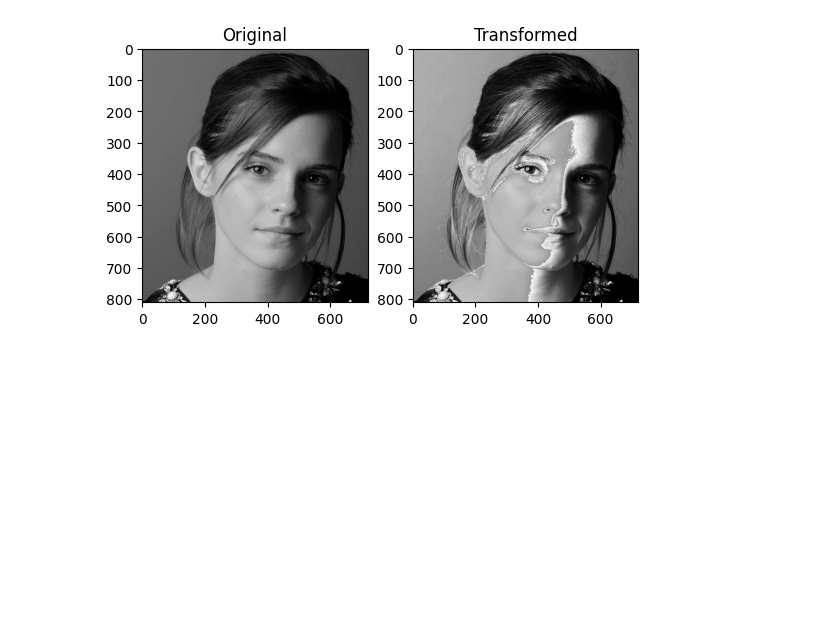
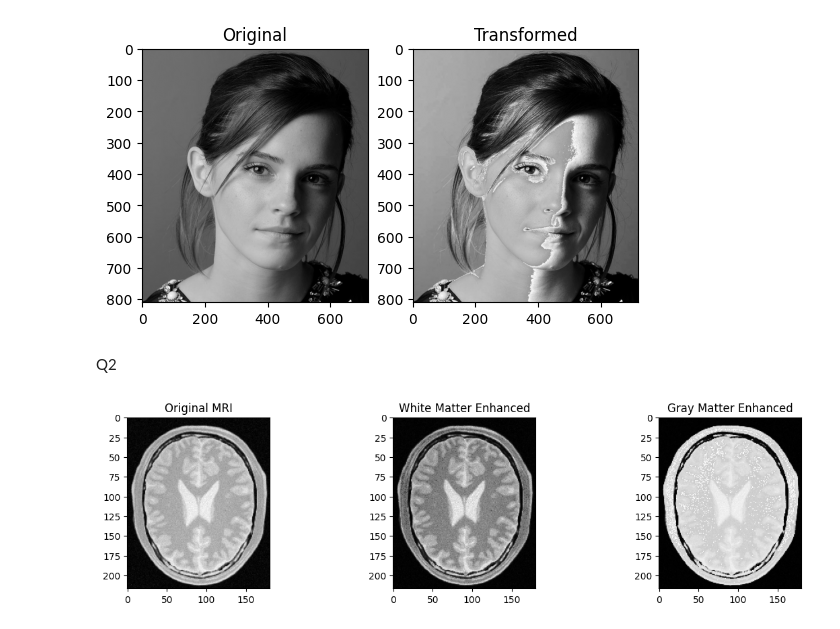
Before and after one commit to bandarasmc/Image_Processing_Msc, a Jupyter notebook: Code/notebook.ipynb, the cells around one changed output. Saved outputs shown, nothing was run; the diff lists cells and outputs as text; code cells hidden in the pictures; blank space fills up the shorter version.

```diff
--- a/Code/notebook.ipynb
+++ b/Code/notebook.ipynb
@@ -69,3 +69,47 @@ plt.subplot(1,2,2), plt.imshow(transformed, cmap="gray"), plt.title("Transformed
 plt.show()
 # %% [output]
 [figure]
+# %% [markdown]
+Q2
+# %%
+# Load MRI image (grayscale)
+img = cv2.imread(r"E:\MSc-AI\Recordings\Semester 3\IT5437 - CV\Assignment_1\a1images\brain_proton_density_slice.png", cv2.IMREAD_GRAYSCALE)
+if img is None:
+    raise FileNotFoundError("Image not found. Please check the path and filename.")
+
+# ----- White matter enhancement -----
+LUT_white = np.zeros(256, dtype=np.uint8)
+for r in range(256):
+    if r < 150:
+        s = int(r * 0.5)   # compress dark range
+    else:
+        s = int((r - 150) * (255-100)/(255-150) + 100)  # stretch bright range
+    LUT_white[r] = np.clip(s, 0, 255)
+
+white_enhanced = cv2.LUT(img, LUT_white)
+
+# ----- Gray matter enhancement -----
+LUT_gray = np.zeros(256, dtype=np.uint8)
+for r in range(256):
+    if r < 80:
+        s = int(r * 0.3)   # compress low intensities
+    elif r < 160:
+        s = int((r - 80) * (255-50)/(160-80) + 50)  # stretch mid range
+    else:
+        s = int((r - 160) * 0.5 + 200)  # compress high intensities
+    LUT_gray[r] = np.clip(s, 0, 255)
+
+gray_enhanced = cv2.LUT(img, LUT_gray)
+
+# ----- Plot results -----
+plt.figure(figsize=(12,6))
+
+plt.subplot(2,3,1), plt.imshow(img, cmap="gray"), plt.title("Original MRI")
+plt.subplot(2,3,2), plt.imshow(white_enhanced, cmap="gray"), plt.title("White Matter Enhanced")
+plt.subplot(2,3,3), plt.imshow(gray_enhanced, cmap="gray"), plt.title("Gray Matter Enhanced")
+
+
+plt.tight_layout()
+plt.show()
+# %% [output]
+[figure, added]
```
